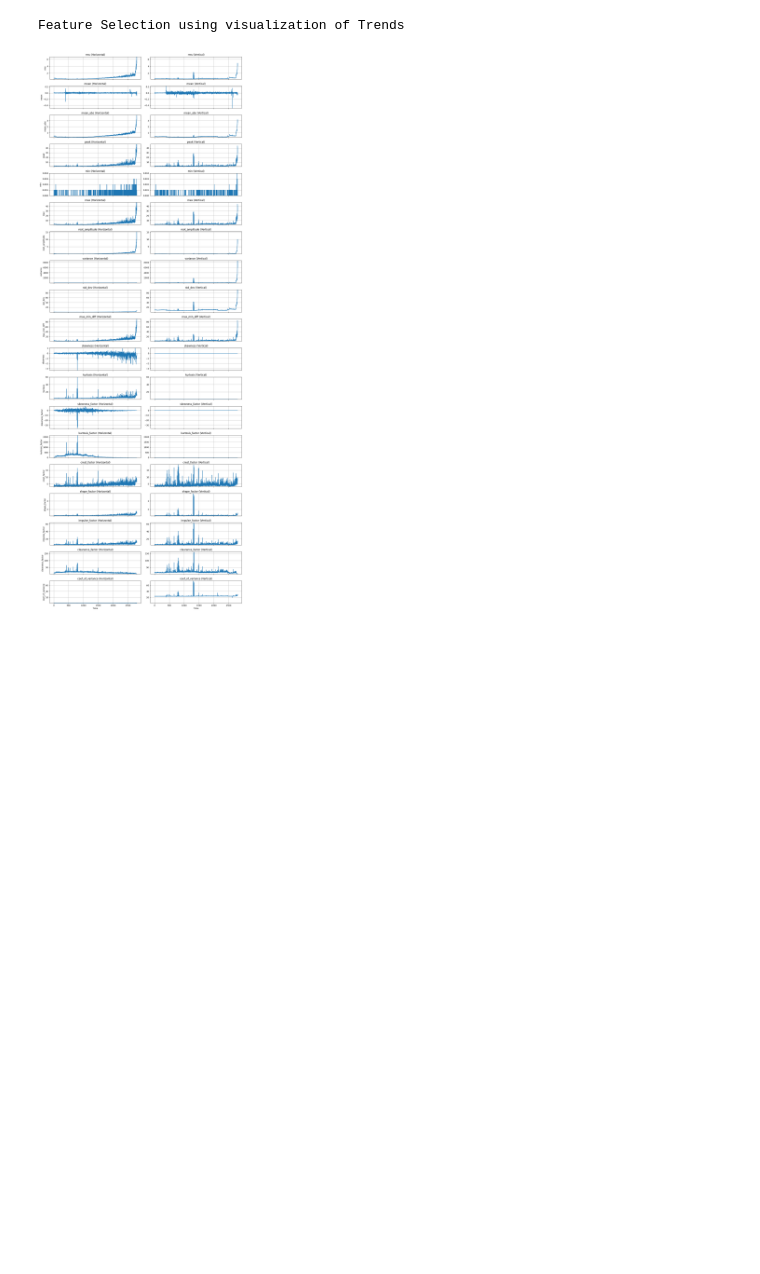
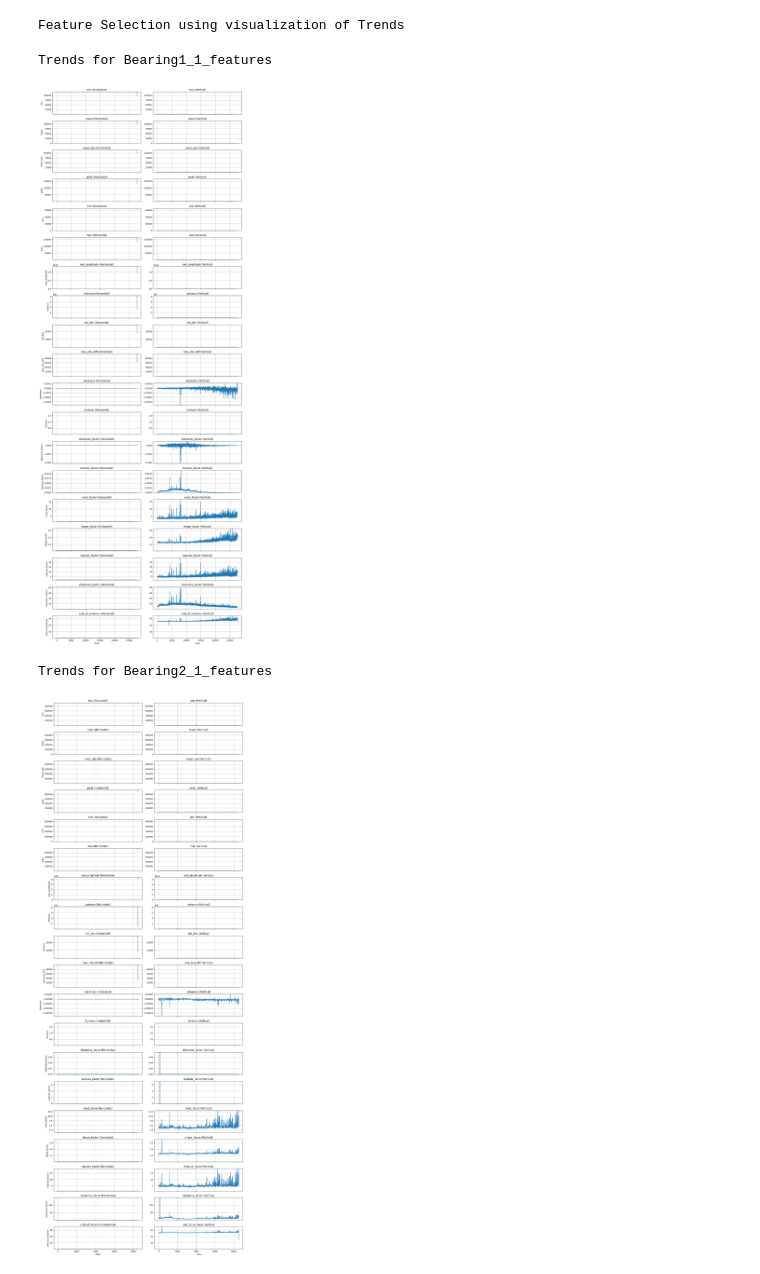
Before and after one commit to KiranGhumare/bearing-rul-ieee-phm2012, a Jupyter notebook: notebooks/feature_selection.ipynb, the cells around one changed output. Saved outputs shown, nothing was run; the diff lists cells and outputs as text; code cells hidden in the pictures; blank space fills up the shorter version.

```diff
--- a/notebooks/feature_selection.ipynb
+++ b/notebooks/feature_selection.ipynb
@@ -8,44 +10,51 @@ import matplotlib.pyplot as plt
 # %%
-df = pd.read_csv('../data/train/features.csv')
+paths = ['../data/train/Bearing1_1_features.csv', '../data/train/Bearing2_1_features.csv', '../data/train/Bearing3_1_features.csv']
 
+for path in paths:
+    print(f"Trends for {path[14:-4]}")
+    df = pd.read_csv(path)
+    time = df["time_stamp"].values
 
-features = ["rms", "mean", "mean_abs", "peak", "min",
-           "max", "root_amplitude", "variance", "std_dev",
-           "max_min_diff","skewness", "kurtosis", "skewness_factor",
-            "kurtosis_factor", "crest_factor", "shape_factor",
-            "impulse_factor", "clearance_factor", "coef_of_variance"]
+    features = ["rms", "mean", "mean_abs", "peak", "min",
+            "max", "root_amplitude", "variance", "std_dev",
+            "max_min_diff","skewness", "kurtosis", "skewness_factor",
+                "kurtosis_factor", "crest_factor", "shape_factor",
+                "impulse_factor", "clearance_factor", "coef_of_variance"]
 
-fig, axes = plt.subplots(
-    nrows=len(features),
-    ncols=2,
-    figsize=(14, 2 * len(features)),
-    sharex=True
-)
+    fig, axes = plt.subplots(
+        nrows=len(features),
+        ncols=2,
+        figsize=(14, 2 * len(features)),
+        sharex=True
+    )
 
-for i, feat in enumerate(features):
-    hor = df[f"{feat}_hor"].values
-    ver = df[f"{feat}_ver"].values
+    for i, feat in enumerate(features):
+        hor = df[f"{feat}_hor"].values
+        ver = df[f"{feat}_ver"].values
 
-    y_min = min(hor.min(), ver.min())
-    y_max = max(hor.max(), ver.max())
+        y_min = min(hor.min(), ver.min())
+        y_max = max(hor.max(), ver.max())
 
-    # Horizontal plot
-    axes[i, 0].plot(hor)
-    axes[i, 0].set_ylabel(feat)
-    axes[i, 0].set_title(f"{feat} (Horizontal)")
-    axes[i, 0].set_ylim(y_min, y_max)
-    axes[i, 0].grid(True)
+        # Horizontal plot
+        axes[i, 0].plot(time, hor)
+        axes[i, 0].set_ylabel(feat)
+        axes[i, 0].set_title(f"{feat} (Horizontal)")
+        axes[i, 0].set_ylim(y_min, y_max)
+        axes[i, 0].grid(True)
 
-    # Vertical plot
-    axes[i, 1].plot(ver)
-    axes[i, 1].set_title(f"{feat} (Vertical)")
-    axes[i, 1].set_ylim(y_min, y_max)
-    axes[i, 1].grid(True)
+        # Vertical plot
+        axes[i, 1].plot(time, ver)
+        axes[i, 1].set_title(f"{feat} (Vertical)")
+        axes[i, 1].set_ylim(y_min, y_max)
+        axes[i, 1].grid(True)
 
-for ax in axes[-1]:
-    ax.set_xlabel("Time")
+    for ax in axes[-1]:
+        ax.set_xlabel("Time")
 
-plt.tight_layout()
-plt.show()
+    plt.tight_layout()
+    plt.show()
 # %% [output]
+Trends for Bearing1_1_features
-[figure, old version]
+[figure, new version]
+Trends for Bearing2_1_features
+[figure, added]
```
Also changed, not shown: parts of 6 cells of this notebook, 1 other file.
